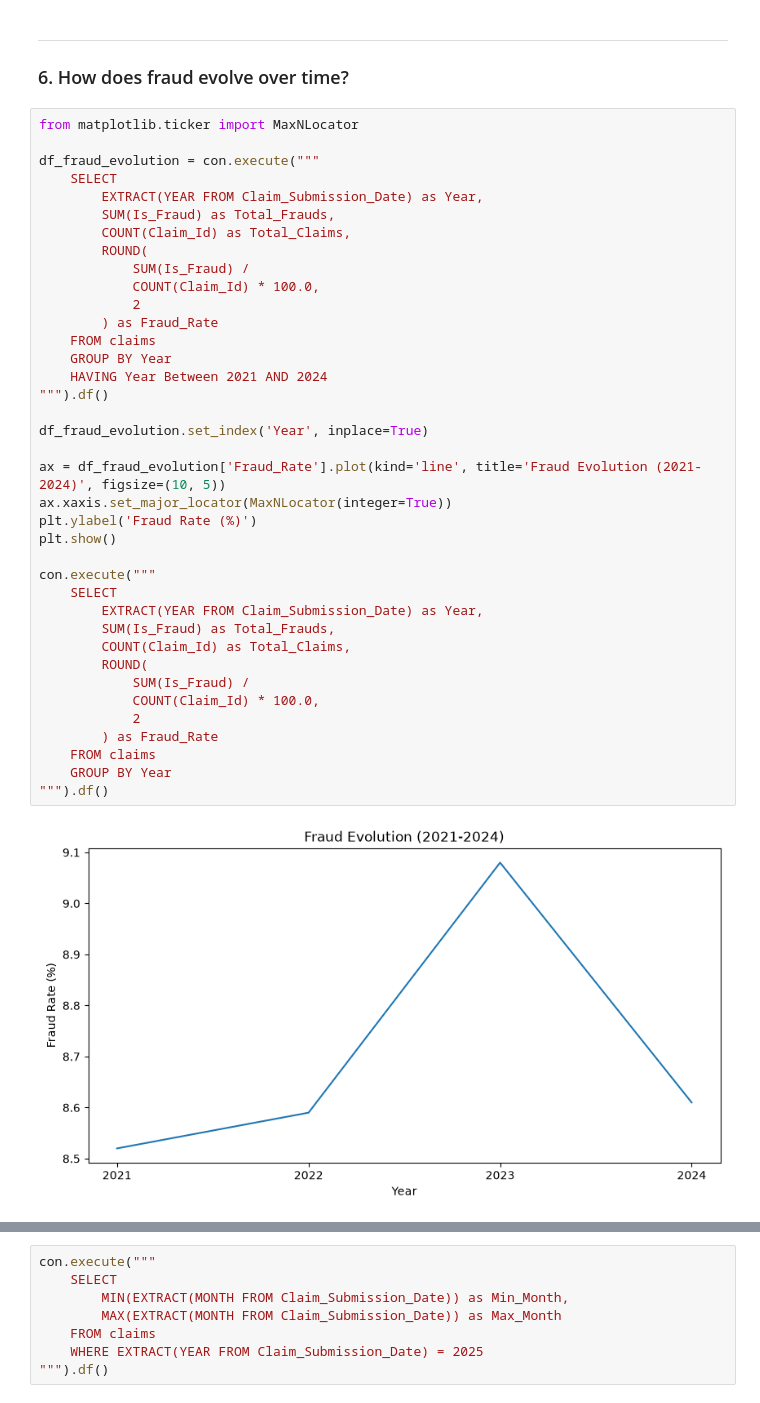
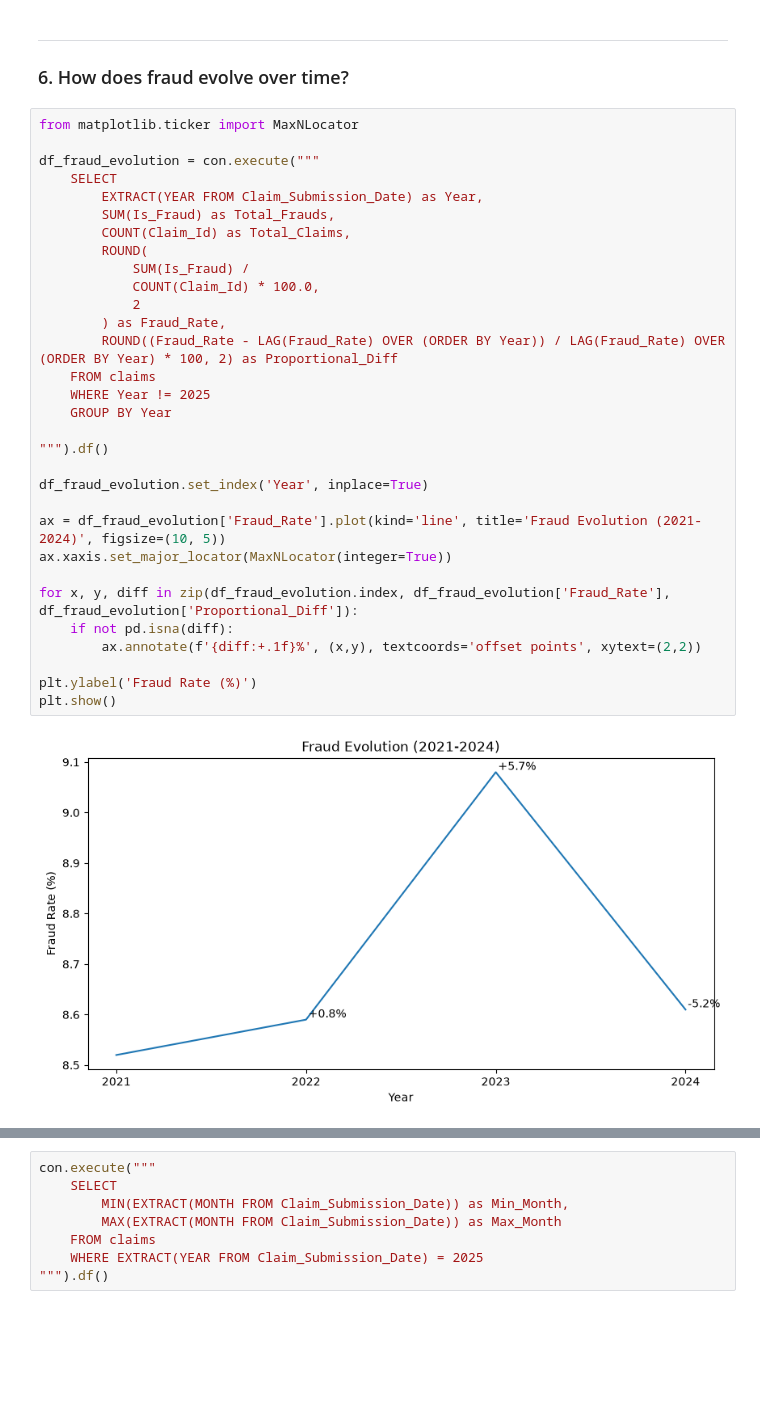
Before and after one commit to jscode-1302/claims_analysis, a Jupyter notebook: notebooks/analysis.ipynb, the cells around one changed output, grey strips where cells are left out. Saved outputs shown, nothing was run; the diff lists cells and outputs as text; blank space fills up the shorter version.

Commit message:
feat: add proportional diff between years to fraud evolution graph and replace image in readme section

```diff
--- a/notebooks/analysis.ipynb
+++ b/notebooks/analysis.ipynb
@@ -783,40 +783,33 @@ Lastly, the column Prior_Visits_12m contained decimal values, which could be ano
 # %%
 from matplotlib.ticker import MaxNLocator
 
 df_fraud_evolution = con.execute("""
     SELECT
         EXTRACT(YEAR FROM Claim_Submission_Date) as Year,
         SUM(Is_Fraud) as Total_Frauds,
         COUNT(Claim_Id) as Total_Claims,
         ROUND(
             SUM(Is_Fraud) /
             COUNT(Claim_Id) * 100.0,
             2
-        ) as Fraud_Rate
+        ) as Fraud_Rate,
+        ROUND((Fraud_Rate - LAG(Fraud_Rate) OVER (ORDER BY Year)) / LAG(Fraud_Rate) OVER (ORDER BY Year) * 100, 2) as Proportional_Diff
     FROM claims
+    WHERE Year != 2025
     GROUP BY Year
-    HAVING Year Between 2021 AND 2024
+
 """).df()
 
 df_fraud_evolution.set_index('Year', inplace=True)
 
 ax = df_fraud_evolution['Fraud_Rate'].plot(kind='line', title='Fraud Evolution (2021-2024)', figsize=(10, 5))
 ax.xaxis.set_major_locator(MaxNLocator(integer=True))
+
+for x, y, diff in zip(df_fraud_evolution.index, df_fraud_evolution['Fraud_Rate'], df_fraud_evolution['Proportional_Diff']):
+    if not pd.isna(diff):
+        ax.annotate(f'{diff:+.1f}%', (x,y), textcoords='offset points', xytext=(2,2))
+
 plt.ylabel('Fraud Rate (%)')
 plt.show()
-
-con.execute("""
-    SELECT
-        EXTRACT(YEAR FROM Claim_Submission_Date) as Year,
-        SUM(Is_Fraud) as Total_Frauds,
-        COUNT(Claim_Id) as Total_Claims,
-        ROUND(
-            SUM(Is_Fraud) /
-            COUNT(Claim_Id) * 100.0,
-            2
-        ) as Fraud_Rate
-    FROM claims
-    GROUP BY Year
-""").df()
 # %% [output]
-[figure, old version]
+[figure, new version]
```
Also changed, not shown: parts of 3 cells of this notebook, 1 other file.
